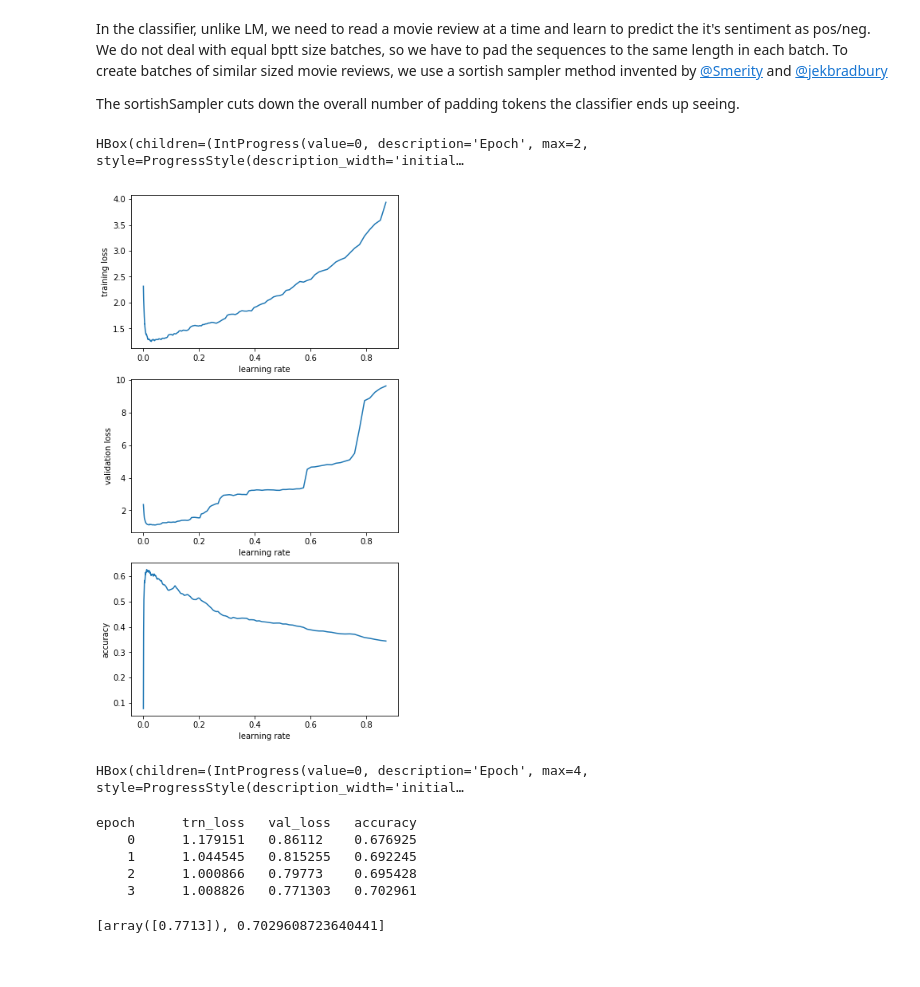
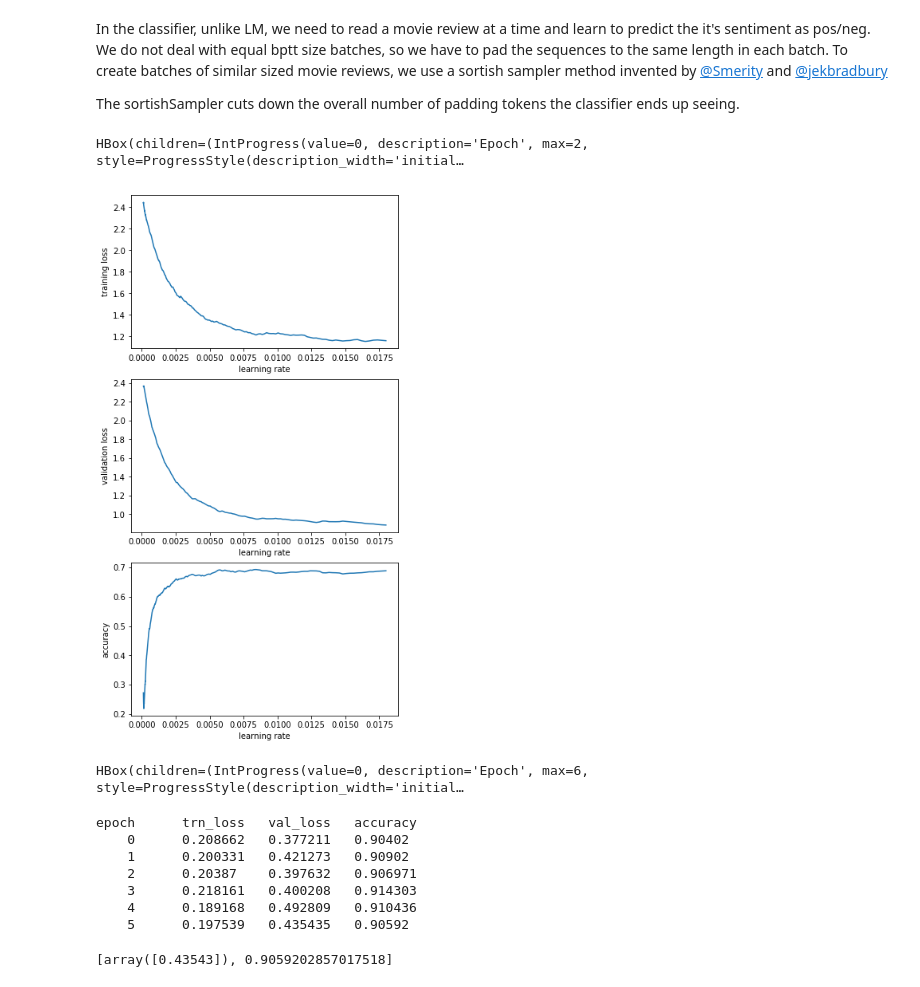
Before and after one commit to adai183/ULMFiT_es, a Jupyter notebook: all_data.ipynb, the cells around one changed output. Saved outputs shown, nothing was run; the diff lists cells and outputs as text; code cells hidden in the pictures.

```diff
--- a/all_data.ipynb
+++ b/all_data.ipynb
@@ -366,7 +374,7 @@ np.save(CLAS_PATH/'tmp'/'val_labels.npy', val_labels)
 tok_trn = np.load(CLAS_PATH/'tmp'/'tok_trn.npy')
 tok_val = np.load(CLAS_PATH/'tmp'/'tok_val.npy')
 # %%
-itos = pickle.load((TWEETSLM_PATH_0/'tmp'/'itos.pkl').open('rb'))
+itos = pickle.load((TWEETSLM_PATH_1/'tmp'/'itos.pkl').open('rb'))
 stoi = collections.defaultdict(lambda:0, {v:k for k,v in enumerate(itos)})
 len(itos)
 # %% [output]
@@ -406,7 +414,7 @@ trn_samp = SortishSampler(trn_clas, key=lambda x: len(trn_clas[x]), bs=bs//2)
 val_samp = SortSampler(val_clas, key=lambda x: len(val_clas[x]))
 trn_dl = DataLoader(trn_ds, bs//2, transpose=True, num_workers=1, pad_idx=1, sampler=trn_samp)
 val_dl = DataLoader(val_ds, bs, transpose=True, num_workers=1, pad_idx=1, sampler=val_samp)
-md = ModelData(TWEETSLM_PATH_0, trn_dl, val_dl)
+md = ModelData(TWEETSLM_PATH_1, trn_dl, val_dl)
 # %%
 dps = np.array([0.4,0.5,0.05,0.3,0.4])*0.8
 # %%
@@ -432,21 +440,23 @@ learn.load_encoder('lm1_enc')
 # %%
 learn.freeze_to(-1)
 # %%
-learn.lr_find2(start_lr=1e-3,end_lr=1, num_it=300)
+learn.lr_find2(start_lr=1e-4,end_lr=2e-2, num_it=300)
 learn.sched.plot()
 # %% [output]
 HBox(children=(IntProgress(value=0, description='Epoch', max=2, style=ProgressStyle(description_width='initial…
-[figure, old version]
+[figure, new version]
 # %%
-learn.fit(lrs, 4, wds=wd, cycle_len=1, use_clr_beta=(32,10,0.8,0.7))
+learn.fit(lrs, 6, wds=wd, cycle_len=1, use_clr_beta=(32,10,0.8,0.7))
 # %% [output]
-HBox(children=(IntProgress(value=0, description='Epoch', max=4, style=ProgressStyle(description_width='initial…
+HBox(children=(IntProgress(value=0, description='Epoch', max=6, style=ProgressStyle(description_width='initial…
 epoch      trn_loss   val_loss   accuracy
-    0      1.179151   0.86112    0.676925
-    1      1.044545   0.815255   0.692245
-    2      1.000866   0.79773    0.695428
-    3      1.008826   0.771303   0.702961
+    0      0.208662   0.377211   0.90402
+    1      0.200331   0.421273   0.90902
+    2      0.20387    0.397632   0.906971
+    3      0.218161   0.400208   0.914303
+    4      0.189168   0.492809   0.910436
+    5      0.197539   0.435435   0.90592
-[array([0.7713]), 0.7029608723640441]
+[array([0.43543]), 0.9059202857017518]
 # %%
 learn.save('clas2_0')
 # %%
```
Also changed, not shown: parts of 7 cells of this notebook, 1 other file.
